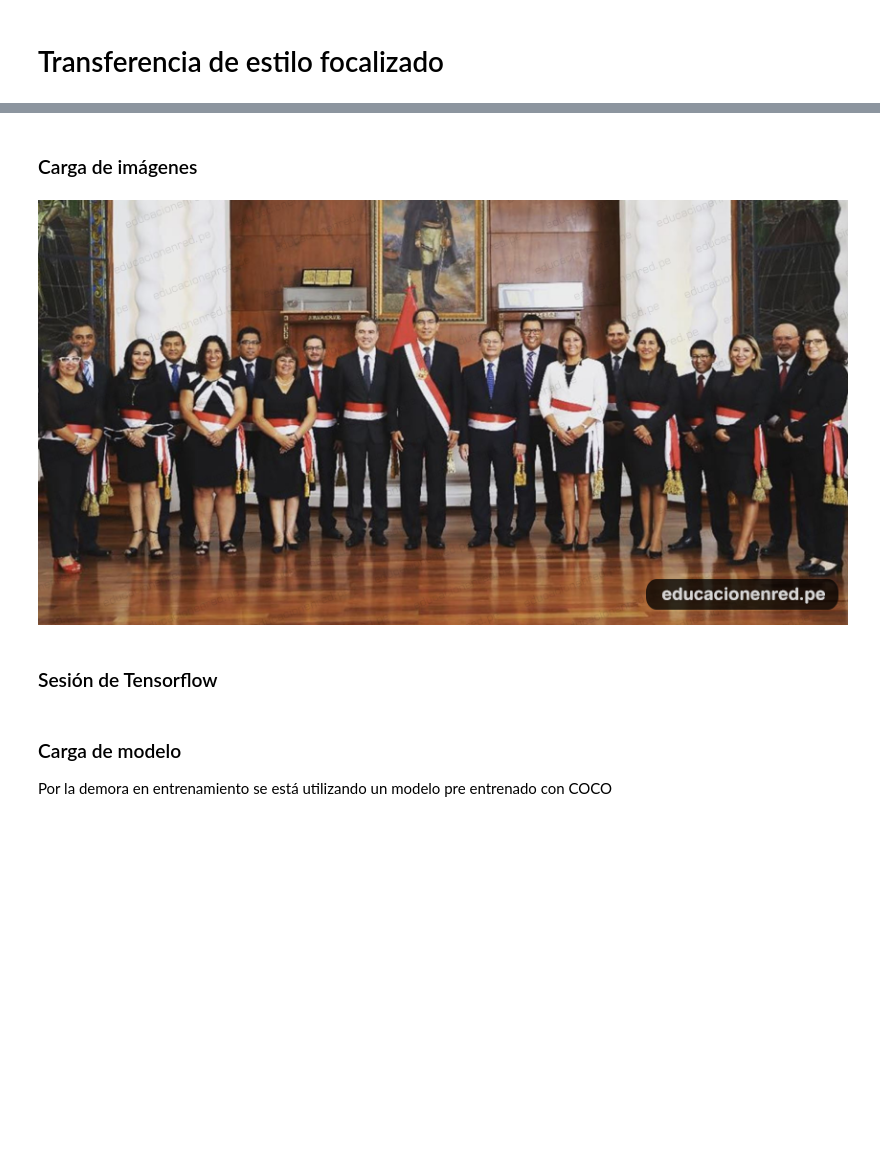
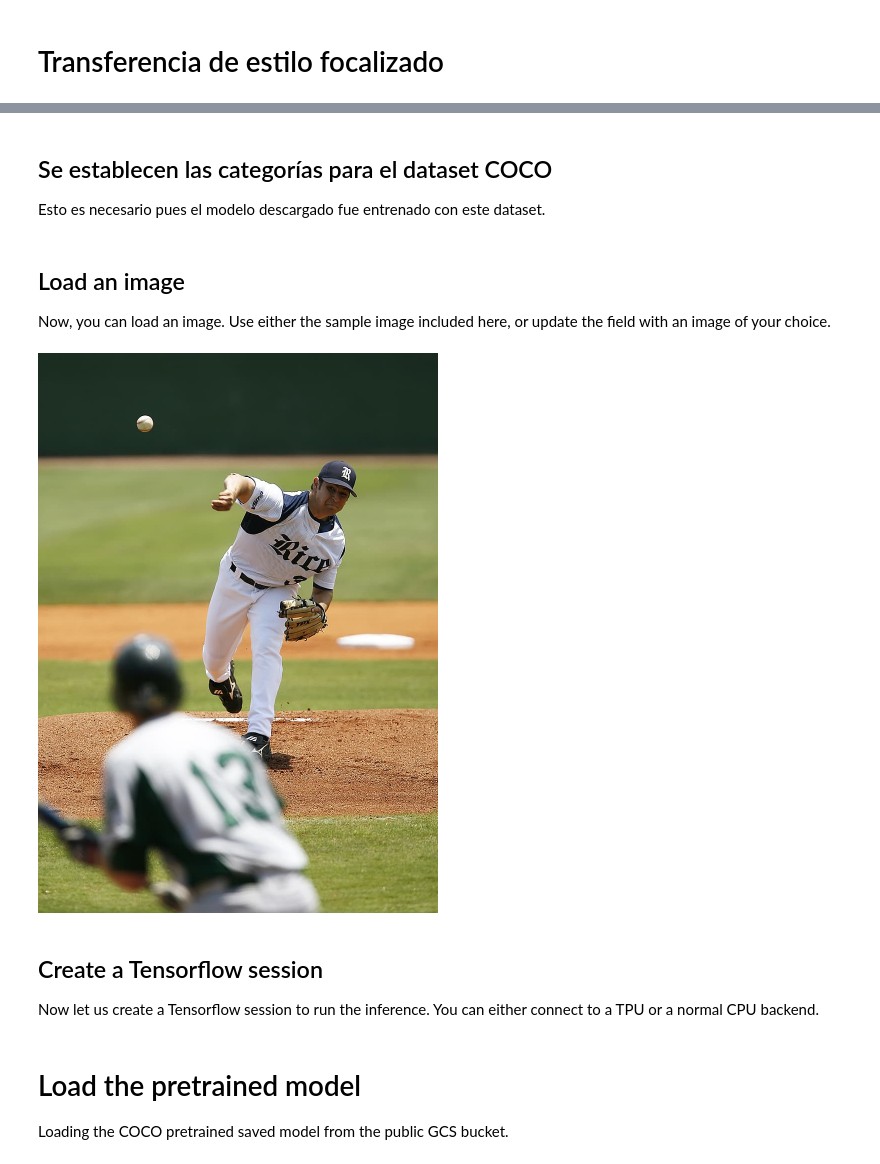
Before and after one commit to Carlo1911/deeplearning, a Jupyter notebook: Estilo_focalizado.ipynb, the cells around one changed output, grey strips where cells are left out. Saved outputs shown, nothing was run; the diff lists cells and outputs as text; code cells hidden in the pictures; blank space fills up the shorter version.

```diff
--- a/Estilo_focalizado.ipynb
+++ b/Estilo_focalizado.ipynb
@@ -39,2 +39,3 @@ category_index = {1: {'id':1, 'name': 'person'}}
-# %% [markdown]
-### Carga de imágenes
+# %% [markdown]
+## Se establecen las categorías para el dataset COCO
+Esto es necesario pues el modelo descargado fue entrenado con este dataset.
@@ -41,35 +127,28 @@ category_index = {1: {'id':1, 'name': 'person'}}
+# %% [markdown]
+## Load an image
+Now, you can load an image. Use either the sample image included here, or update the field with an image of your choice.
 # %%
-def cargar_np_imagen(image_path):
-    """Carga una imagen y extraer su información.
-
-    Carga la imagen ubicada en image_path, se le extrae las dimensiones,
-    se crea un arreglo de numpy y se retorna la imagen y la información
-    adicional extraída.
-
-    Argumentos:
-        image_path: La ubicación de la imagen a leer.
-
-    Retorna:
-        Las deminsiones, la imagen representada en un arrego y la imagen.
-
-    """
+def load_to_np_string(image_path):
     with open(image_path, 'rb') as f:
         np_image_string = np.array([f.read()])
     image = Image.open(image_path)
     width, height = image.size
     np_image = np.array(image.getdata()).reshape(height, width, 3).astype(np.uint8)
     return height, width, image, np_image, np_image_string
 
-image_path = 'ministros.png'
-height, width, image, np_image, np_image_string = cargar_np_imagen(image_path)
+!wget -q -O test.jpg https://p0.pikrepo.com/preview/342/372/baseball-players-on-field-during-daytime.jpg
+
+image_path = 'test.jpg'
+height, width, image, np_image, np_image_string = load_to_np_string(image_path)
 image
 # %% [output]
-[figure, old version]
+[figure, new version]
-# %% [markdown]
-### Sesión de Tensorflow
+# %% [markdown]
+## Create a Tensorflow session
+Now let us create a Tensorflow session to run the inference. You can either connect to a TPU or a normal CPU backend.
 # %%
 session = tf.compat.v1.Session(graph=tf.Graph())
-# %% [markdown]
-### Carga de modelo
-Por la demora en entrenamiento se está utilizando un modelo pre entrenado con COCO
+# %% [markdown]
+# Load the pretrained model
+Loading the COCO pretrained saved model from the public GCS bucket.
 # %%
```
Also changed, not shown: parts of 48 cells of this notebook.
